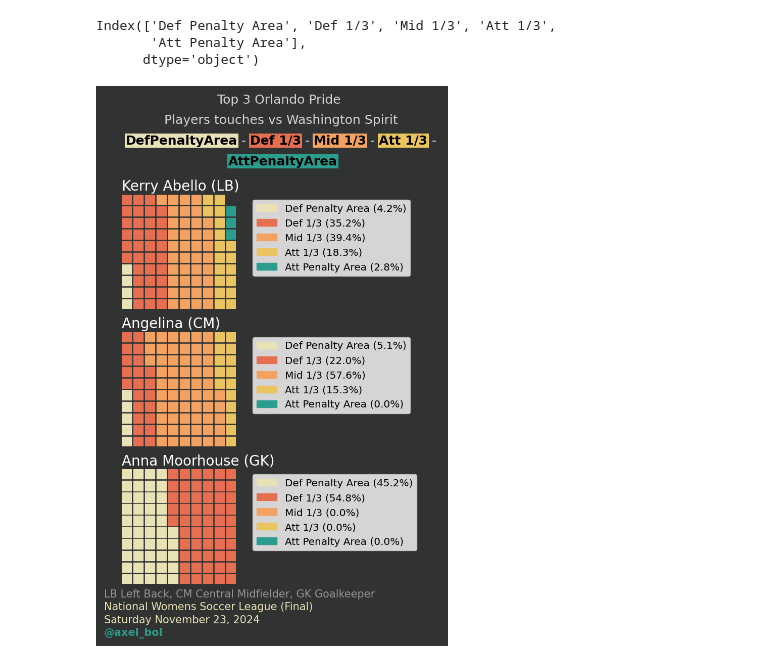
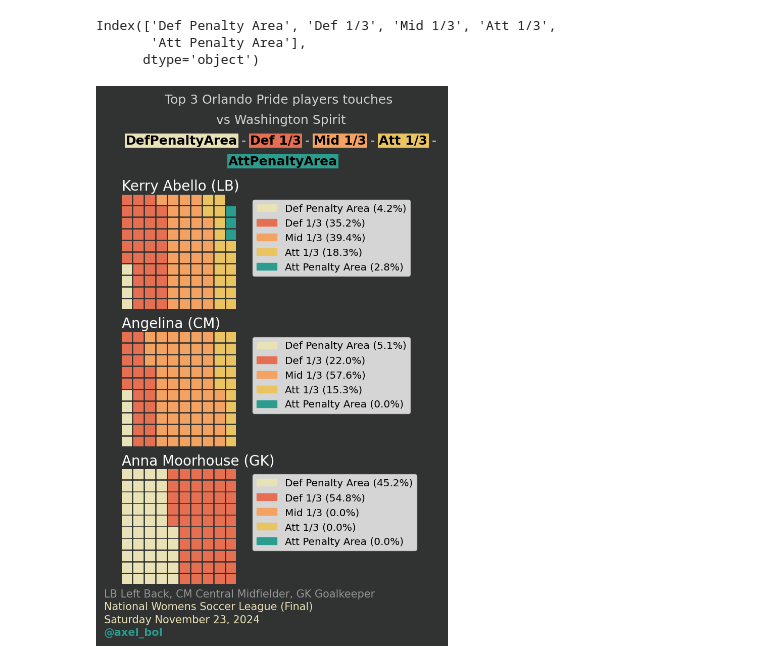
Before and after one commit to axelbol/football-analysis, a Jupyter notebook: possession_fbref.ipynb, the cells around one changed output. Saved outputs shown, nothing was run; the diff lists cells and outputs as text; code cells hidden in the pictures.

```diff
--- a/possession_fbref.ipynb
+++ b/possession_fbref.ipynb
@@ -780,7 +780,7 @@ bbox_pad = 1.5
 bboxprops = {'linewidth': 0, 'pad': bbox_pad}
 
 fig_text(
-    s='Top 3 Orlando Pride \n Players touches vs Washington Spirit \n <DefPenaltyArea> - <Def 1/3> - <Mid 1/3> - <Att 1/3> - \n <AttPenaltyArea>',
+    s='Top 3 Orlando Pride players touches \n vs Washington Spirit \n <DefPenaltyArea> - <Def 1/3> - <Mid 1/3> - <Att 1/3> - \n <AttPenaltyArea>',
     x=0.125, y=1.08,
     fontsize=18,
     textalign='center',
@@ -825,31 +825,34 @@ fig_text(
             'bbox': {
                 'facecolor':'#2a9d8f',
                 **bboxprops
             }
         },
 
         # {"color": '#eae2b7'},
         # {"color": '#e76f51'},
         # {"color": '#f4a261'},
         # {"color": '#e9c461'},
         # {"color": '#2a9d8f'}
     ]
     #  highlight_colors = ['#eae2b7', '#e76f51', '#f4a261', '#e9c461', '#2a9d8f']
 )
 
 fig_text(
     s='LB Left Back, CM Central Midfielder, GK Goalkeeper\n''<National Womens Soccer League (Final)>\n' '<Saturday November 23, 2024>\n' '<@axel_bol> ',
     highlight_textprops=[
 
         {'color': '#eae2b7', 'weight': 'regular'},
         {'color': '#eae2b7', 'weight': 'regular'},
         {'color': '#2a9d8f', 'weight': 'bold'}
     ],
     color='#969696',
     x=0.09, y=0.1,
     fontsize=15
 )
 
 fig.patch.set_facecolor('#313332')
+
+# Save or display the figure
+plt.savefig('/home/axel/Code/images/waffle.png', dpi=fig.dpi, bbox_inches='tight', pad_inches=0.35)
 # %% [output]
-[figure, old version]
+[figure, new version]
```
Also changed, not shown: 1 other file.
